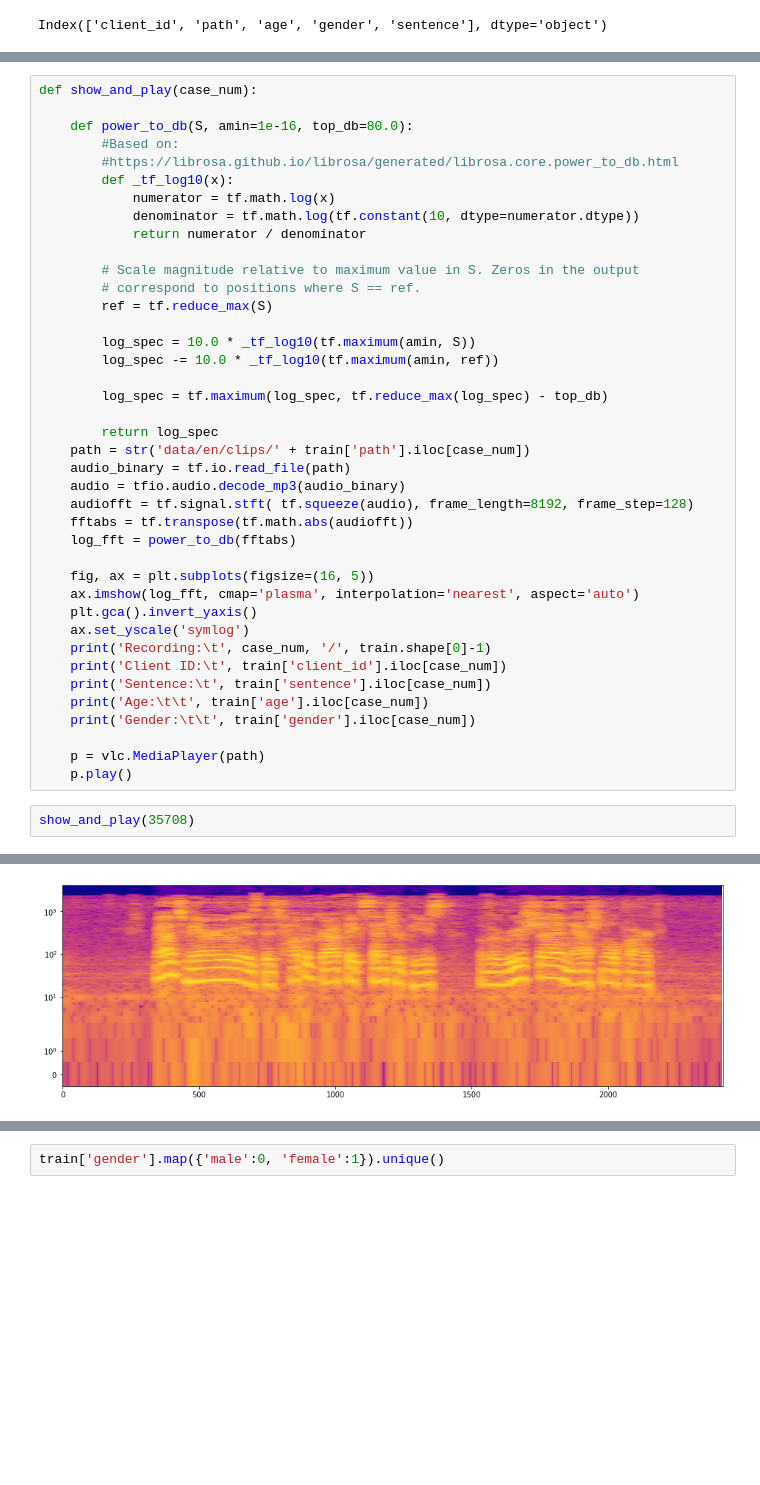
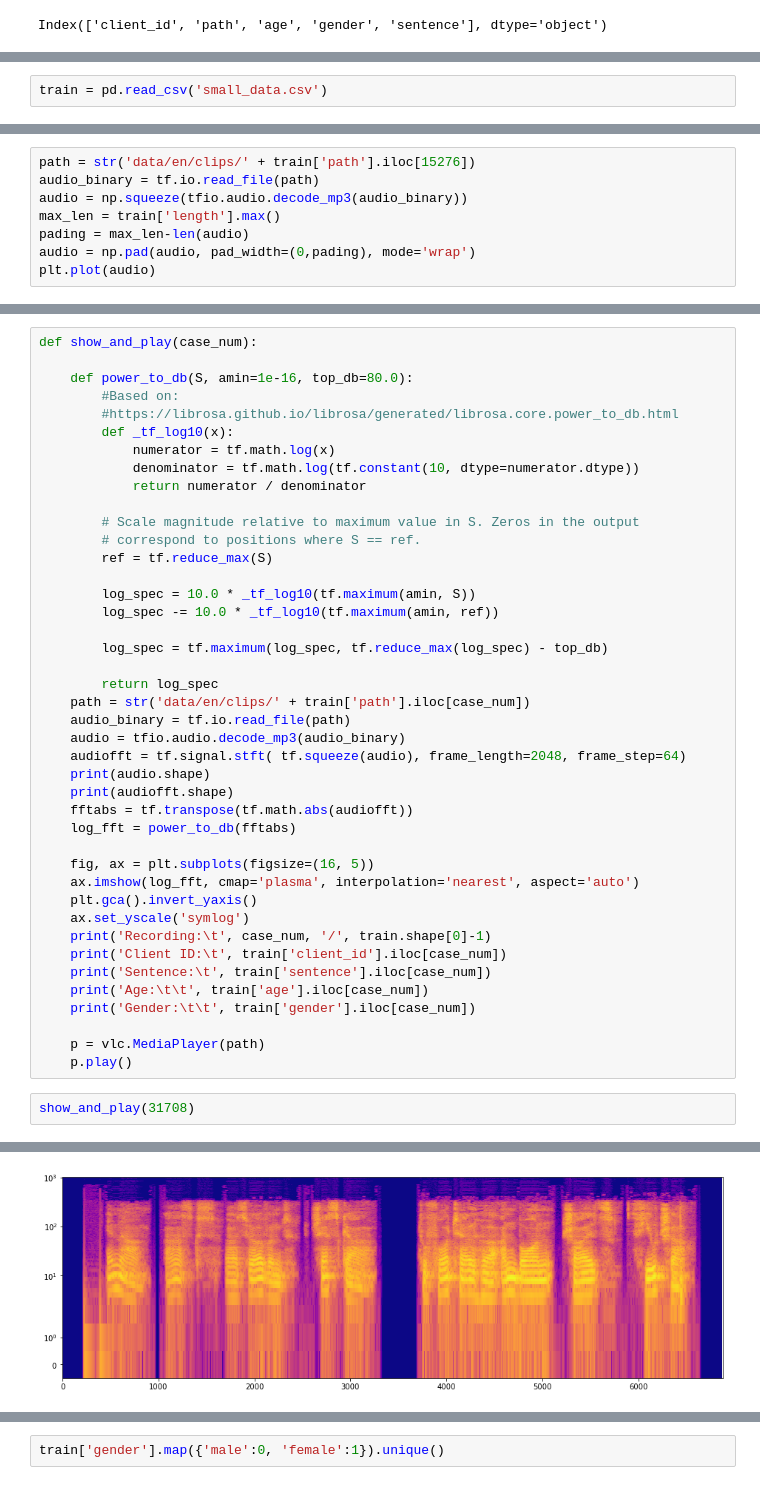
Before and after one commit to Stsh4lson/speech-to-age-gender, a Jupyter notebook: exploration.ipynb, the cells around one changed output, grey strips where cells are left out. Saved outputs shown, nothing was run; the diff lists cells and outputs as text; blank space fills up the shorter version.

```diff
--- a/exploration.ipynb
+++ b/exploration.ipynb
@@ -24,0 +47,2 @@ Index(['client_id', 'path', 'age', 'gender', 'sentence'], dtype='object')
+# %%
+train = pd.read_csv('small_data.csv')
@@ -24,0 +69,8 @@ Index(['client_id', 'path', 'age', 'gender', 'sentence'], dtype='object')
+# %%
+path = str('data/en/clips/' + train['path'].iloc[15276])
+audio_binary = tf.io.read_file(path)
+audio = np.squeeze(tfio.audio.decode_mp3(audio_binary))
+max_len = train['length'].max()
+pading = max_len-len(audio)
+audio = np.pad(audio, pad_width=(0,pading), mode='wrap')
+plt.plot(audio)
@@ -46,7 +105,9 @@ def show_and_play(case_num):
     path = str('data/en/clips/' + train['path'].iloc[case_num])
     audio_binary = tf.io.read_file(path)
     audio = tfio.audio.decode_mp3(audio_binary)
-    audiofft = tf.signal.stft( tf.squeeze(audio), frame_length=8192, frame_step=128)
+    audiofft = tf.signal.stft( tf.squeeze(audio), frame_length=2048, frame_step=64)
+    print(audio.shape)
+    print(audiofft.shape)
     fftabs = tf.transpose(tf.math.abs(audiofft))
     log_fft = power_to_db(fftabs)
 
@@ -63,5 +124,5 @@ def show_and_play(case_num):
     p = vlc.MediaPlayer(path)
     p.play()
 # %%
-show_and_play(35708)
+show_and_play(31708)
 # %% [output]
@@ -72,2 +135,2 @@ Age:             twenties
 Gender:          male
-[figure, old version]
+[figure, new version]
```
Also changed, not shown: parts of 14 cells of this notebook, 10 other files.
